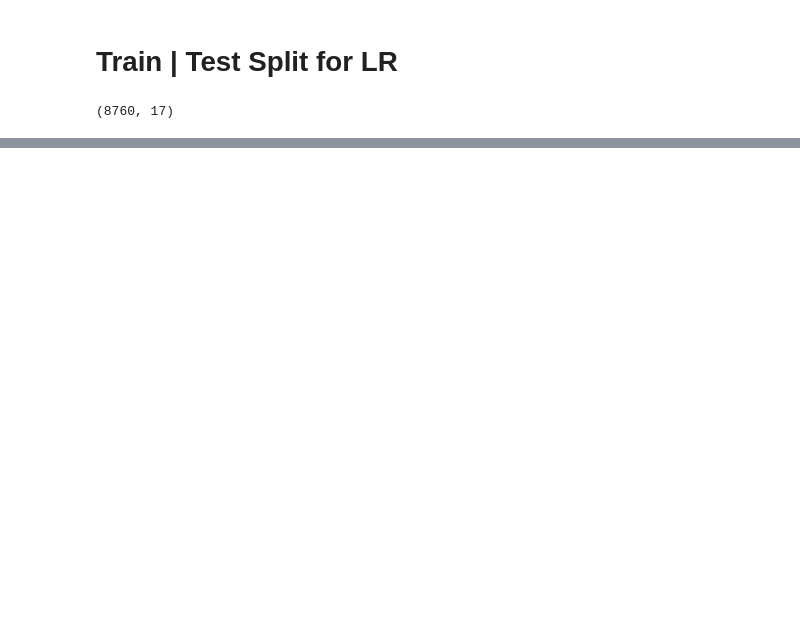
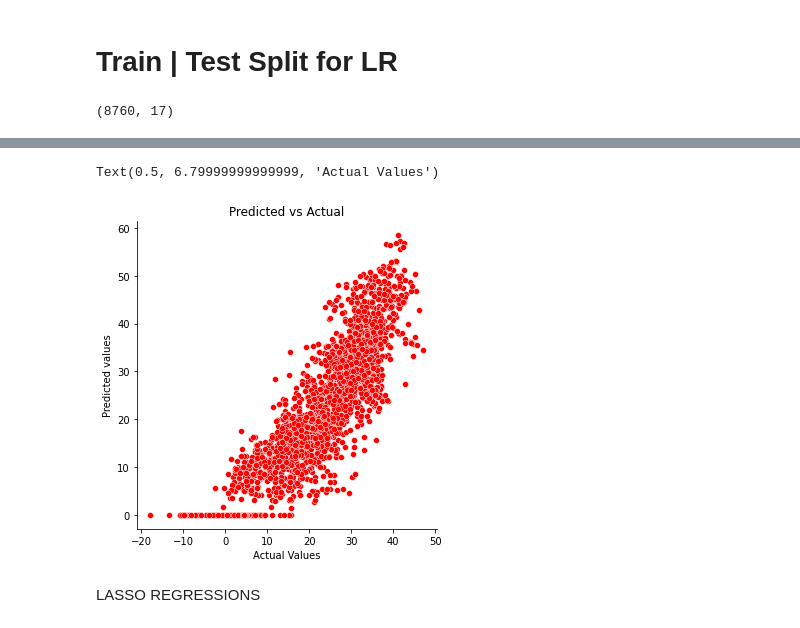
Before and after one commit to gkunal8019/Bike-Sharing-Demand-Prediction, a Jupyter notebook: Bike_Sharing_Demand_Prediction_Capstone_Project.ipynb, the cells around one changed output, grey strips where cells are left out. Saved outputs shown, nothing was run; the diff lists cells and outputs as text; code cells hidden in the pictures; blank space fills up the shorter version.

```diff
--- a/Bike_Sharing_Demand_Prediction_Capstone_Project.ipynb
+++ b/Bike_Sharing_Demand_Prediction_Capstone_Project.ipynb
@@ -598,3 +693,13 @@ Adjusted R2 :  0.6483392444175149
+# %%
+sns.relplot(x=preds ,y=y_test,color='red')
+plt.title('Predicted vs Actual')
+plt.ylabel('Predicted values')
+plt.xlabel('Actual Values')
+# %% [output]
+Text(0.5, 6.79999999999999, 'Actual Values')
+[figure, added]
+# %% [markdown]
+LASSO REGRESSIONS
 # %%
 from sklearn.linear_model import Lasso
 # %%
```
Also changed, not shown: parts of 28 cells of this notebook.
